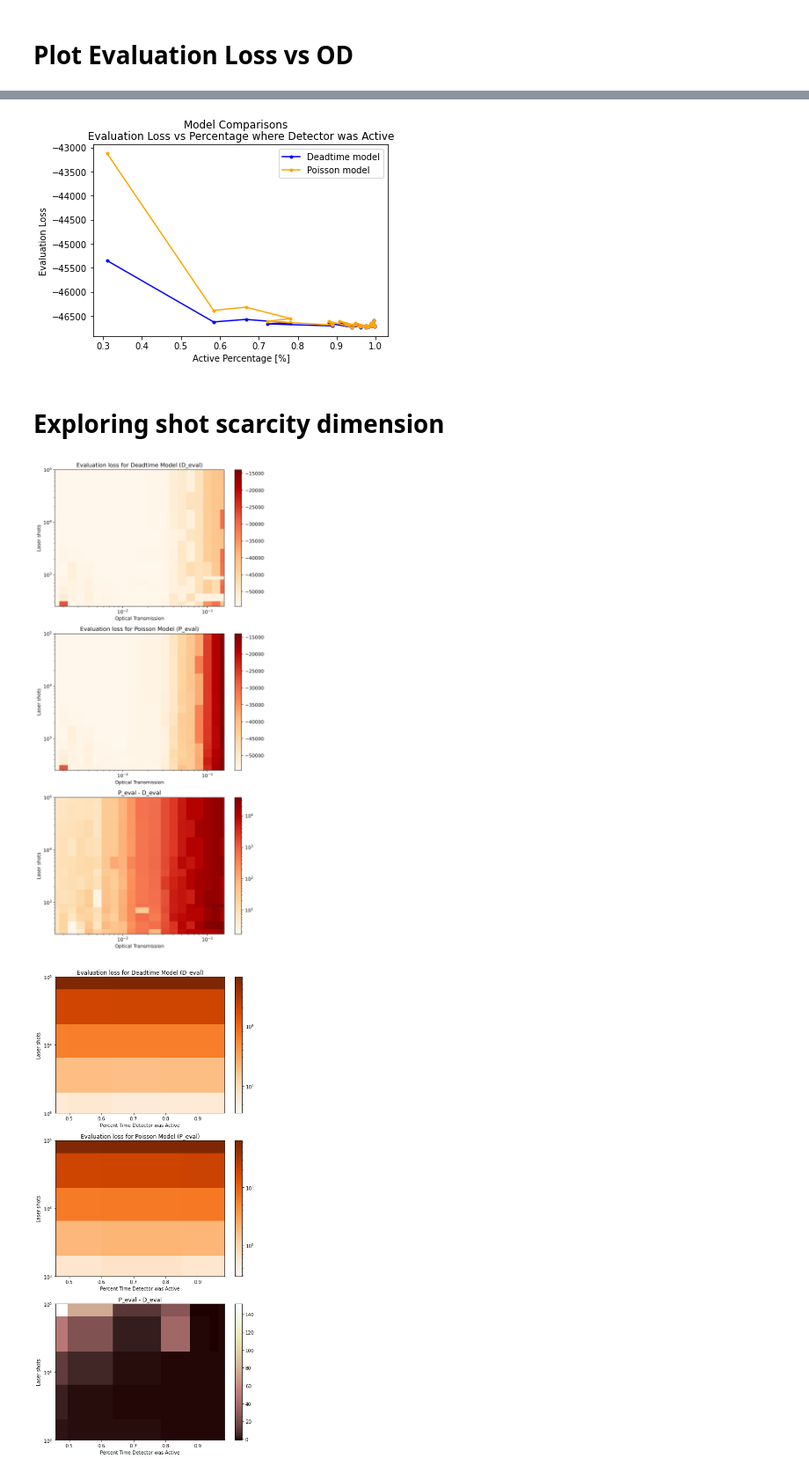
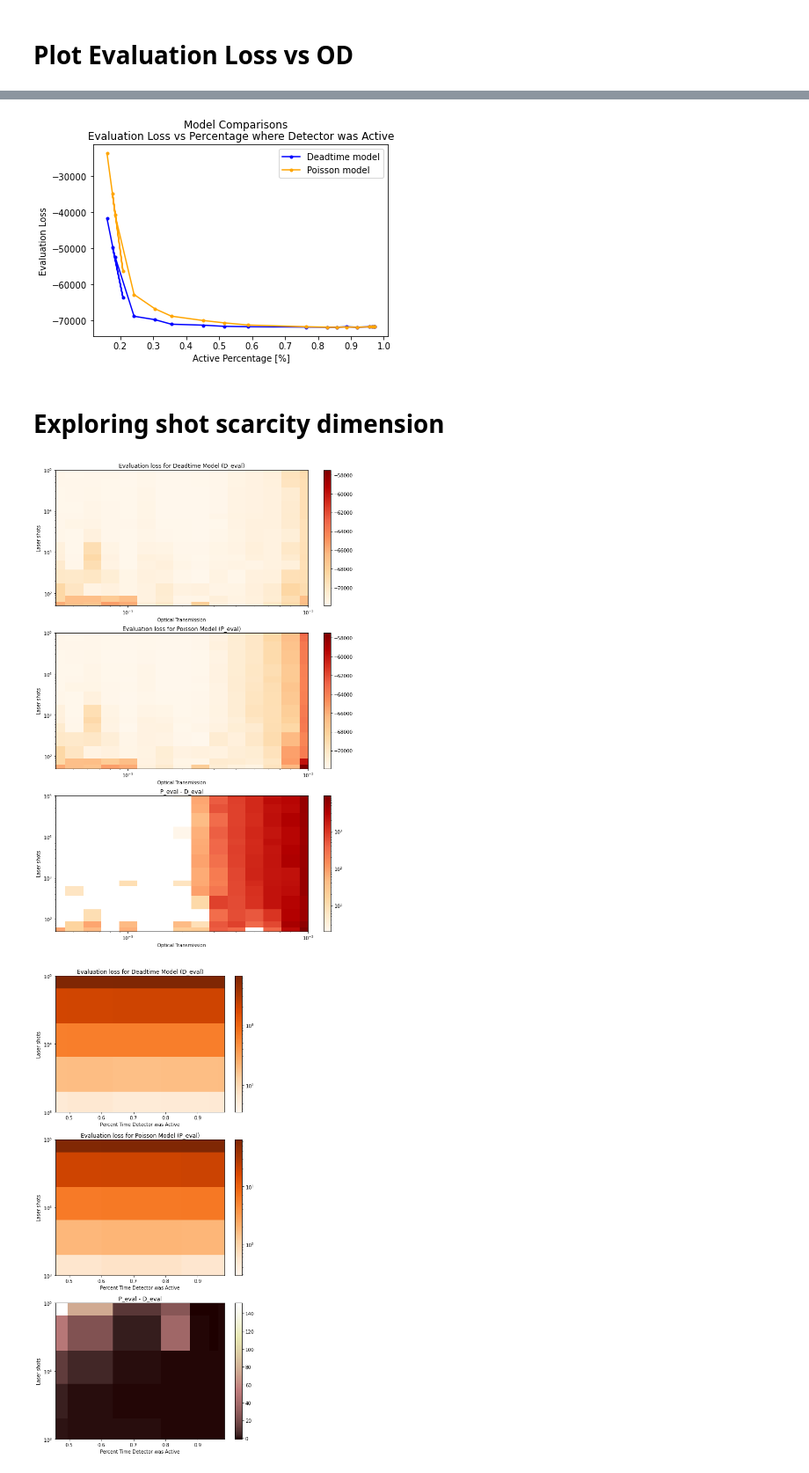
Before and after one commit to gkirchhoff32/ARSENL_backscatter_experiments, a Jupyter notebook: scripts/plot_eval_loss.ipynb, the cells around one changed output, grey strips where cells are left out. Shown at 88% size. Drawn from its saved outputs; the diff is of its cells as text; code cells hidden in the pictures.

Commit message:
generated new plots to investigate fits

```diff
--- a/scripts/plot_eval_loss.ipynb
+++ b/scripts/plot_eval_loss.ipynb
@@ -9,8 +9,8 @@ use_sim_data = False
 use_rmse = False
 # %%
 load_dir = r'C:\Users\Grant\OneDrive - UCB-O365\ARSENL\Experiments\SPCM\evaluation_loss'
-df_dtime = pd.read_csv(load_dir + r'/eval_loss_dtimeTrue_order4-14_shots1.00E+03.csv')
-df_pois = pd.read_csv(load_dir + r'/eval_loss_dtimeFalse_order4-14_shots1.00E+03.csv')
+df_dtime = pd.read_csv(load_dir + r'/eval_loss_dtimeTrue_order7-17_shots1.00E+05.csv')
+df_pois = pd.read_csv(load_dir + r'/eval_loss_dtimeFalse_order6-14_shots1.00E+05.csv')
 if use_sim_data:
     target_amp_dtime = df_dtime['Target Amplitude'].dropna()
     target_amp_pois = df_dtime['Target Amplitude'].dropna()
@@ -85,34 +85,34 @@ plt.title('Evaluation Loss vs Percentage where Detector was Active')
 plt.legend()
 plt.show()
 # %% [output]
-[figure, old version]
+[figure, new version]
 # %% [markdown]
 # Exploring shot scarcity dimension
 # %%
 from matplotlib.colors import LogNorm
 
-load_dir = r'C:\Users\Grant\OneDrive - UCB-O365\ARSENL\Experiments\Deadtime_Experiments\Figures\evaluation_loss\heatmap_iter\Deadtime'
+load_dir = r'C:\Users\Grant\OneDrive - UCB-O365\ARSENL\Experiments\SPCM\evaluation_loss\heatmap_iter\Deadtime'
 eval_loss_dtime_dead = []
 num_shot_dead = []
 for file in os.listdir(load_dir):
     if file.endswith('.csv'):
         df_dtime = pd.read_csv(load_dir + r'/' + file)
         num_shot = float(file[-12:-4])
-        OD = df_dtime['OD'][3:-2]
-        eval_loss_dtime = df_dtime['Evaluation Loss'].dropna()[2:-2]
+        OD = df_dtime['OD'][:-5]
+        eval_loss_dtime = df_dtime['Evaluation Loss'].dropna()[4:]
 
         num_shot_dead.append(num_shot)
         eval_loss_dtime_dead.append(-1*eval_loss_dtime)
 
-load_dir = r'C:\Users\Grant\OneDrive - UCB-O365\ARSENL\Experiments\Deadtime_Experiments\Figures\evaluation_loss\heatmap_iter\Poisson'
+load_dir = r'C:\Users\Grant\OneDrive - UCB-O365\ARSENL\Experiments\SPCM\evaluation_loss\heatmap_iter\Poisson'
 eval_loss_dtime_pois = []
 num_shot_pois = []
 for file in os.listdir(load_dir):
     if file.endswith('.csv'):
         df_dtime = pd.read_csv(load_dir + r'/' + file)
         num_shot = float(file[-12:-4])
-        OD = df_dtime['OD'][3:-2]
-        eval_loss_dtime = df_dtime['Evaluation Loss'].dropna()[2:-2]
+        OD = df_dtime['OD'][:-5]
+        eval_loss_dtime = df_dtime['Evaluation Loss'].dropna()[4:]
 
         num_shot_pois.append(num_shot)
         eval_loss_dtime_pois.append(-1*eval_loss_dtime)
@@ -127,7 +127,7 @@ eval_loss_dtime_pois = np.array(eval_loss_dtime_pois)[reorder_pois]
 
 transmit_factor = 10**(-OD)
 
-fig = plt.figure(figsize=(8,18), dpi=400)
+fig = plt.figure(figsize=(12,18))
 ax1 = fig.add_subplot(311)
 c = ax1.pcolormesh(transmit_factor, num_shot_dead, -1*eval_loss_dtime_dead, cmap='OrRd', vmin=-1*eval_loss_dtime_pois.max(), vmax=-1*eval_loss_dtime_pois.min())
 ax1.axis([transmit_factor.min(), transmit_factor.max(), min(num_shot_dead), max(num_shot_dead)])
@@ -135,35 +135,35 @@ ax1.set_ylabel('Laser shots')
 ax1.set_xlabel('Optical Transmission')
 ax1.set_title('Evaluation loss for Deadtime Model (D_eval)')
 ax1.set_yscale('log')
 ax1.set_xscale('log')
 fig.colorbar(c, ax=ax1)
 
 ax2 = fig.add_subplot(312)
 c = ax2.pcolormesh(transmit_factor, num_shot_pois, -1*eval_loss_dtime_pois, cmap='OrRd', vmin=-1*eval_loss_dtime_pois.max(), vmax=-1*eval_loss_dtime_pois.min())
 ax2.axis([transmit_factor.min(), transmit_factor.max(), min(num_shot_pois), max(num_shot_pois)])
 ax2.set_ylabel('Laser shots')
 ax2.set_xlabel('Optical Transmission')
 ax2.set_title('Evaluation loss for Poisson Model (P_eval)')
 ax2.set_yscale('log')
 ax2.set_xscale('log')
 fig.colorbar(c, ax=ax2)
 
 ax3 = fig.add_subplot(313)
-c = ax3.pcolormesh(transmit_factor, num_shot_dead, abs(eval_loss_dtime_dead-eval_loss_dtime_pois), norm=LogNorm(), cmap='OrRd')
+c = ax3.pcolormesh(transmit_factor, num_shot_dead, (eval_loss_dtime_dead-eval_loss_dtime_pois), norm=LogNorm(), cmap='OrRd')
 ax3.axis([transmit_factor.min(), transmit_factor.max(), min(num_shot_pois), max(num_shot_pois)])
 ax3.set_ylabel('Laser shots')
 ax3.set_xlabel('Optical Transmission')
 ax3.set_title("P_eval - D_eval")
 ax3.set_yscale('log')
 ax3.set_xscale('log')
 fig.colorbar(c, ax=ax3)
 
 save_dir = r'C:/Users/Grant/Downloads'
 save_plt_file = r'/pois_vs_dtime_eval_loss.png'
 fig.savefig(save_dir + save_plt_file)
 plt.show()
 # %% [output]
-[figure, old version]
+[figure, new version]
 # %%
 from matplotlib.colors import LogNorm
 
```
Also changed, not shown: parts of 1 cell of this notebook, 2 other files.
